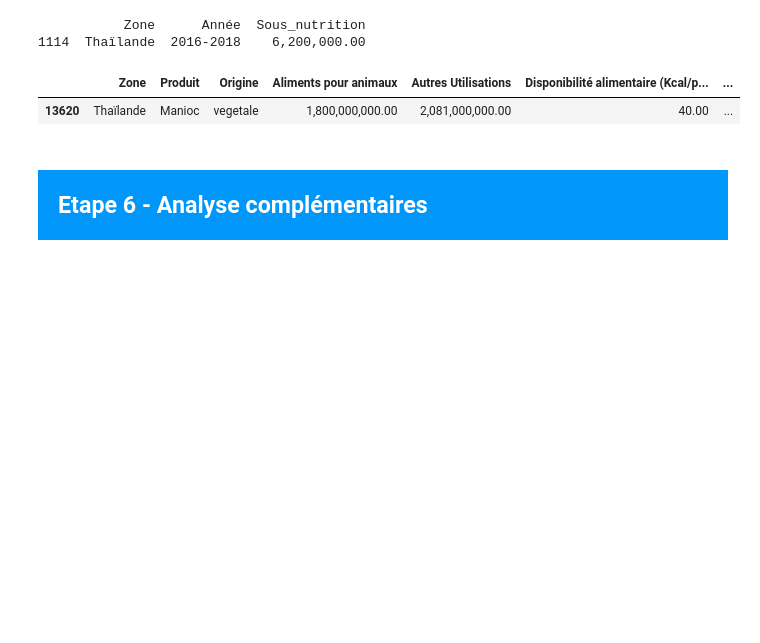
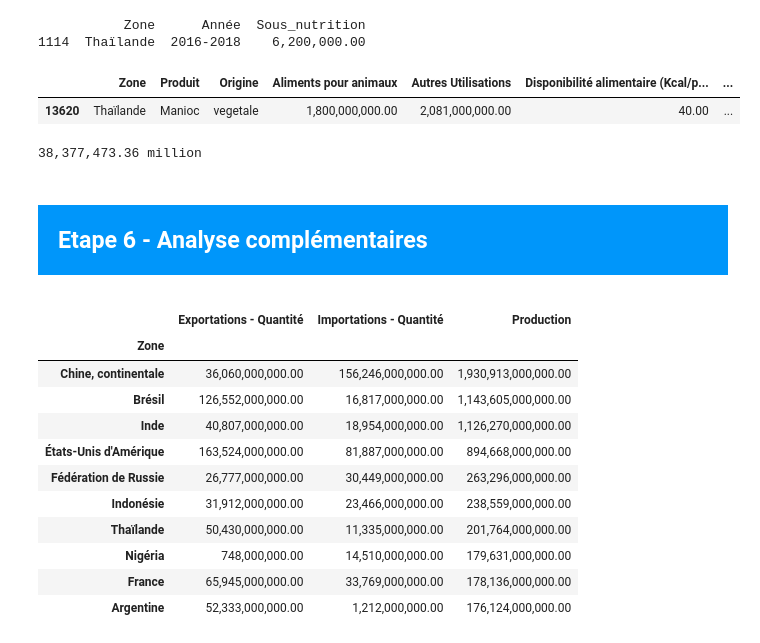
Before and after one commit to makokuzii/conduct-public-health, a Jupyter notebook: 2024-04-18_conduct-public-health.ipynb, the cells around one changed output. Saved outputs shown, nothing was run; the diff lists cells and outputs as text; code cells hidden in the pictures; blank space fills up the shorter version.

```diff
--- a/2024-04-18_conduct-public-health.ipynb
+++ b/2024-04-18_conduct-public-health.ipynb
@@ -613,7 +595,14 @@ columns
  'Autres Utilisations']
 # %%
 df_sum = []
-columns = ["Aliments pour animaux", "Pertes", "Nourriture", "Semences", "Traitement", "Autres Utilisations"]
+columns = [
+    "Aliments pour animaux",
+    "Pertes",
+    "Nourriture",
+    "Semences",
+    "Traitement",
+    "Autres Utilisations",
+]
 
 # Calculate the sum for each column and store it in the list
 for col in columns:
@@ -622,8 +611,28 @@ for col in columns:
     df_sum.append(dispo_alimentaire_sum)
 
 # Create the pie chart
-fig = px.pie(values=df_sum, names=columns, title='Breakdown of food availability in 2017', hole=0.3)
-fig.update_traces(textinfo='percent+label')
-fig.update_layout(width=800, height=600, annotations=[dict(text=f'Total Dispo Ali:<br> {dispo_alimentaire_total/1_000_000_000:,.0f} Billion', showarrow=False)], showlegend=False)
+fig = px.pie(
+    values=df_sum,
+    names=columns,
+    title="Breakdown of food availability in 2017",
+    hole=0.3,
+    color_discrete_sequence=["blue", "red", "yellow", "rgb(163,163,163)", "rgb(187,187,187)", "rgb(204,204,204)"],
+)
+fig.update_traces(textinfo="percent+label")
+fig.update_layout(
+    width=800,
+    height=600,
+    annotations=[
+        dict(
+            text=f"Total Dispo Ali:<br> {dispo_alimentaire_total/1_000_000_000:,.0f} Billion",
+            showarrow=False,
+        )
+    ],
+    showlegend=False,
+    paper_bgcolor="rgba(0,0,0,0)",  # make the paper background transparent
+    plot_bgcolor="rgba(0,0,0,0)",  # make the plot background transparent
+    font=dict(color="white", size=12),
+)
 
 fig.show()
+fig.write_image("src/main/extracted_data/4.svg")
@@ -1135,0 +1429,6 @@ fig.show()
+# %%
+manioc_export = dispo_alimentaire_thailande[dispo_alimentaire_thailande["Produit"] == "Manioc"]['Exportations - Quantité'].sum()
+manioc_export_feed = manioc_export * 1250 / (2250 * 365)
+print("{:,.2f} million".format(manioc_export_feed))
+# %% [output]
+38,377,473.36 million
@@ -1143,0 +1501,16 @@ fig.show()
+# %%
+columns_to_sum = ['Exportations - Quantité', 'Importations - Quantité', 'Production']
+dispo_alimentaire.groupby('Zone')[columns_to_sum].sum().sort_values(by='Production', ascending=False).head(10)
+# %% [output]
+|  | Exportations - Quantité | Importations - Quantité | Production |
+| Zone |  |  |  |
+| Chine, continentale | 36,060,000,000.00 | 156,246,000,000.00 | 1,930,913,000,000.00 |
+| Brésil | 126,552,000,000.00 | 16,817,000,000.00 | 1,143,605,000,000.00 |
+| Inde | 40,807,000,000.00 | 18,954,000,000.00 | 1,126,270,000,000.00 |
+| États-Unis d'Amérique | 163,524,000,000.00 | 81,887,000,000.00 | 894,668,000,000.00 |
+| Fédération de Russie | 26,777,000,000.00 | 30,449,000,000.00 | 263,296,000,000.00 |
+| Indonésie | 31,912,000,000.00 | 23,466,000,000.00 | 238,559,000,000.00 |
+| Thaïlande | 50,430,000,000.00 | 11,335,000,000.00 | 201,764,000,000.00 |
+| Nigéria | 748,000,000.00 | 14,510,000,000.00 | 179,631,000,000.00 |
+| France | 65,945,000,000.00 | 33,769,000,000.00 | 178,136,000,000.00 |
+| Argentine | 52,333,000,000.00 | 1,212,000,000.00 | 176,124,000,000.00 |
```
Also changed, not shown: parts of 53 cells of this notebook, 25 other files.
